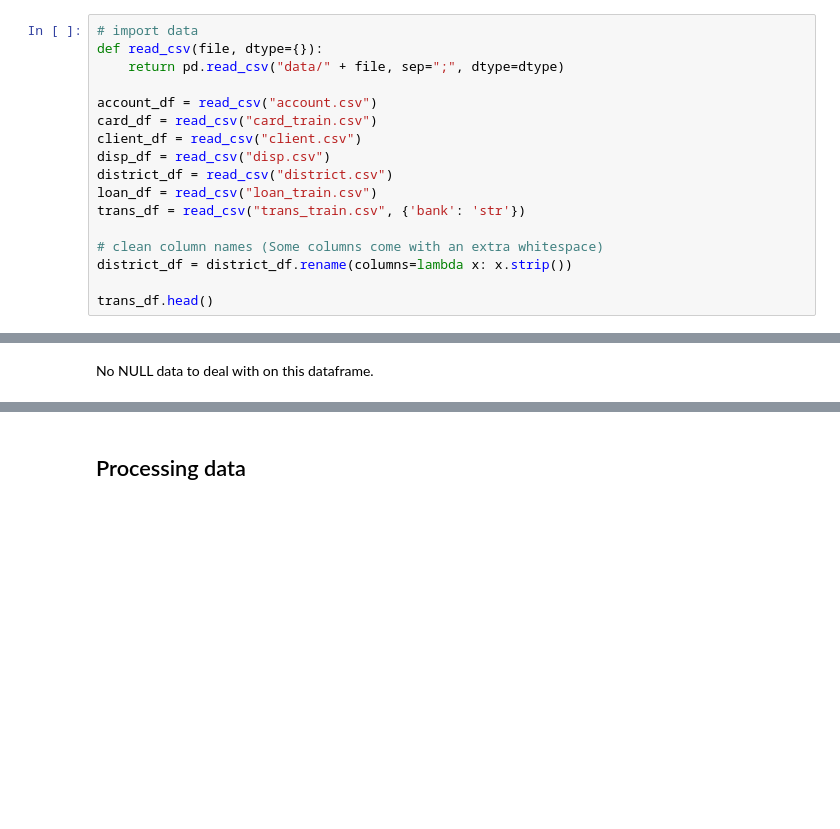
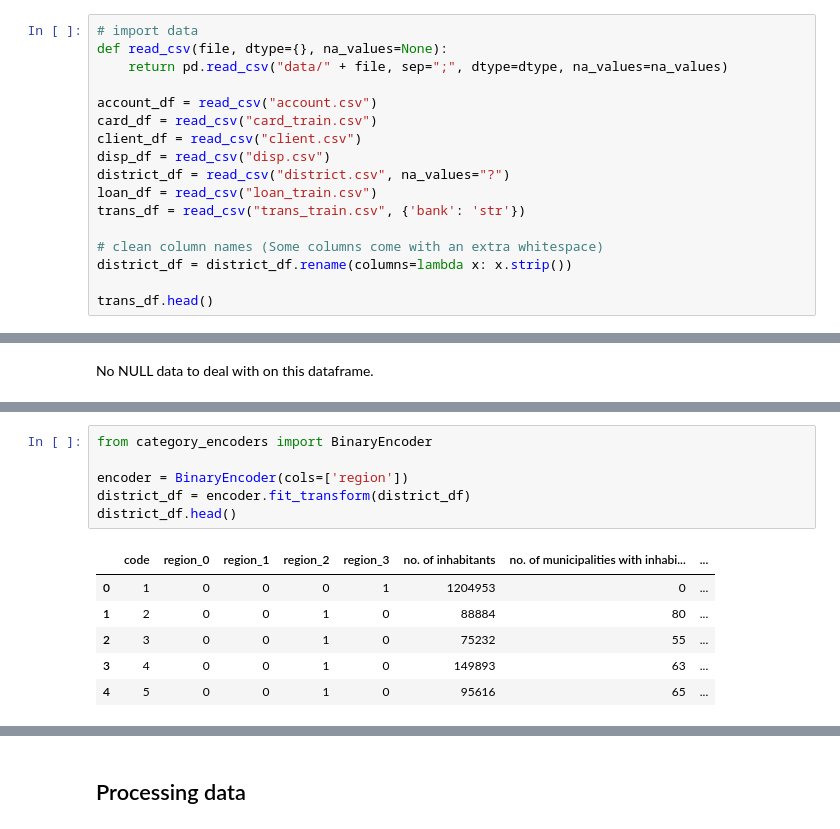
Before and after one commit to JoaoCostaIFG/AC, a Jupyter notebook: Banking.ipynb, the cells around one changed output, grey strips where cells are left out. Saved outputs shown, nothing was run; the diff lists cells and outputs as text; blank space fills up the shorter version.

Commit message:
dealing with missing values e categories.

```diff
--- a/Banking.ipynb
+++ b/Banking.ipynb
@@ -21,14 +21,14 @@ configNJobs = -1
 ### Training data
 # %%
 # import data
-def read_csv(file, dtype={}):
-    return pd.read_csv("data/" + file, sep=";", dtype=dtype)
+def read_csv(file, dtype={}, na_values=None):
+    return pd.read_csv("data/" + file, sep=";", dtype=dtype, na_values=na_values)
 
 account_df = read_csv("account.csv")
 card_df = read_csv("card_train.csv")
 client_df = read_csv("client.csv")
 disp_df = read_csv("disp.csv")
-district_df = read_csv("district.csv")
+district_df = read_csv("district.csv", na_values="?")
 loan_df = read_csv("loan_train.csv")
 trans_df = read_csv("trans_train.csv", {'bank': 'str'})
 
@@ -217,0 +270,13 @@ No NULL data to deal with on this dataframe.
+# %%
+from category_encoders import BinaryEncoder
+
+encoder = BinaryEncoder(cols=['region'])
+district_df = encoder.fit_transform(district_df)
+district_df.head()
+# %% [output]
+|  | code | region_0 | region_1 | region_2 | region_3 | no. of inhabitants | no. of municipalities with inhabi... | ... |
+| 0 | 1 | 0 | 0 | 0 | 1 | 1204953 | 0 | ... |
+| 1 | 2 | 0 | 0 | 1 | 0 | 88884 | 80 | ... |
+| 2 | 3 | 0 | 0 | 1 | 0 | 75232 | 55 | ... |
+| 3 | 4 | 0 | 0 | 1 | 0 | 149893 | 63 | ... |
+| 4 | 5 | 0 | 0 | 1 | 0 | 95616 | 65 | ... |
```
Also changed, not shown: parts of 34 cells of this notebook.
